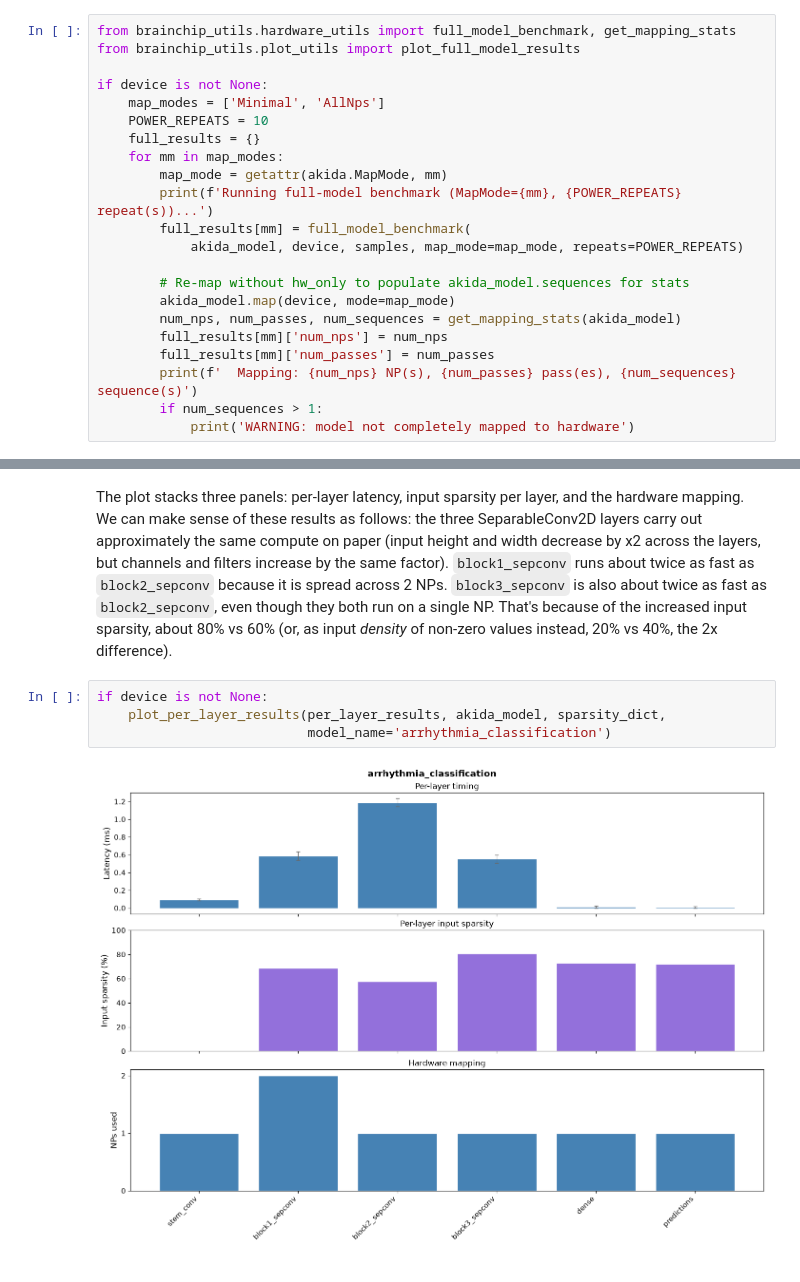
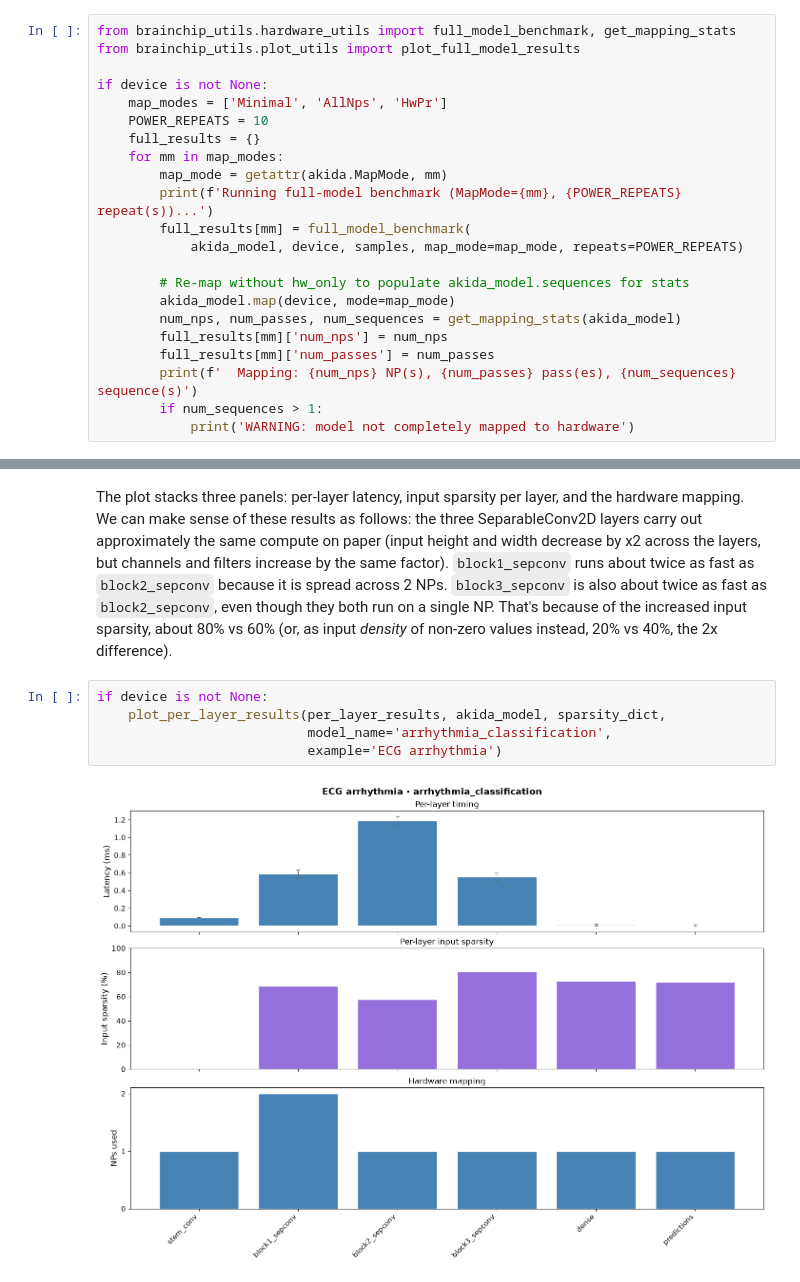
Before and after one commit to Brainchip-Inc/brainchip_devhub, a Jupyter notebook: akida1/model_zoo/arrhythmia_classification/arrhythmia_notebook_benchmark.ipynb, the cells around one changed output, grey strips where cells are left out. Saved outputs shown, nothing was run; the diff lists cells and outputs as text.

```diff
--- a/akida1/model_zoo/arrhythmia_classification/arrhythmia_notebook_benchmark.ipynb
+++ b/akida1/model_zoo/arrhythmia_classification/arrhythmia_notebook_benchmark.ipynb
@@ -320,7 +313,7 @@ from brainchip_utils.hardware_utils import full_model_benchmark, get_mapping_sta
 from brainchip_utils.plot_utils import plot_full_model_results
 
 if device is not None:
-    map_modes = ['Minimal', 'AllNps']
+    map_modes = ['Minimal', 'AllNps', 'HwPr']
     POWER_REPEATS = 10
     full_results = {}
     for mm in map_modes:
@@ -421,6 +419,7 @@ of non-zero values instead, 20% vs 40%, the 2x difference).
 # %%
 if device is not None:
     plot_per_layer_results(per_layer_results, akida_model, sparsity_dict,
-                           model_name='arrhythmia_classification')
+                           model_name='arrhythmia_classification',
+                           example='ECG arrhythmia')
 # %% [output]
-[figure, old version]
+[figure, new version]
```
Also changed, not shown: parts of 6 cells of this notebook, 51 other files.
